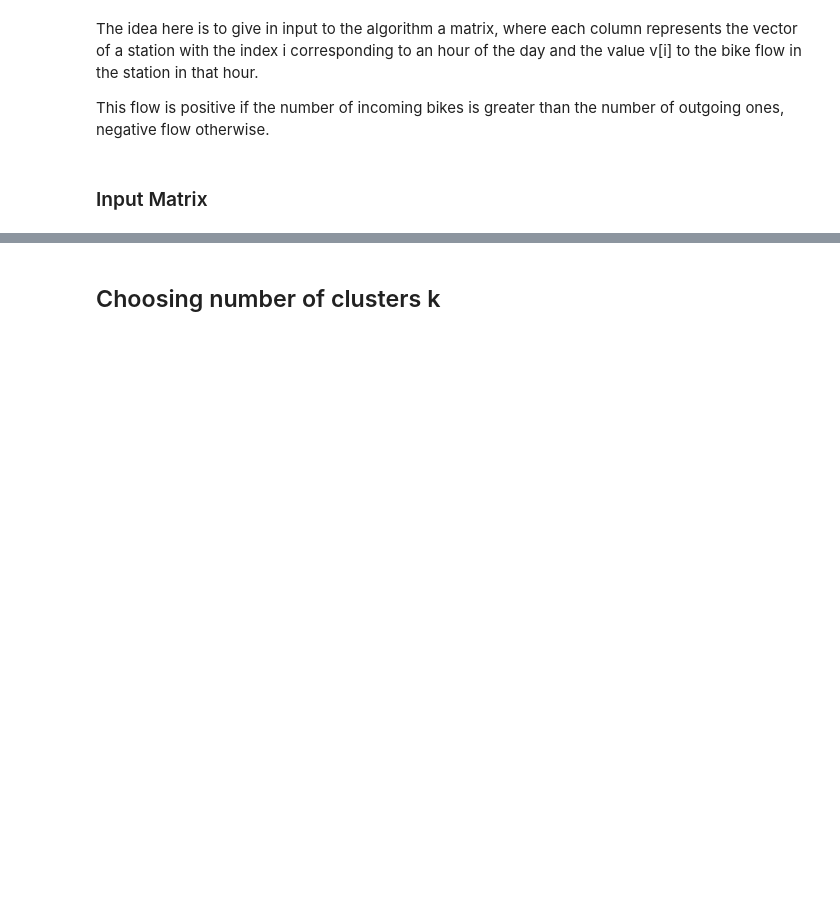
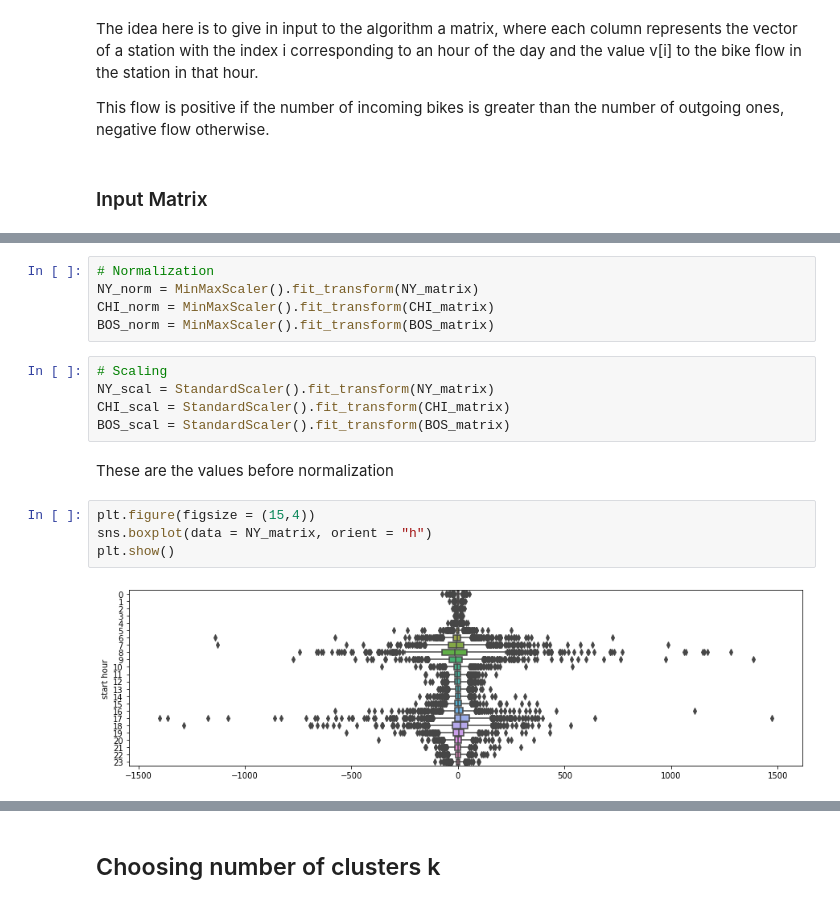
Before and after one commit to tommilotta/Bike-sharing-Analysis, a Jupyter notebook: Clustering.ipynb, the cells around one changed output, grey strips where cells are left out. Saved outputs shown, nothing was run; the diff lists cells and outputs as text; blank space fills up the shorter version.

```diff
--- a/Clustering.ipynb
+++ b/Clustering.ipynb
@@ -103,0 +152,18 @@ display(BOS_matrix)
+# %%
+# Normalization
+NY_norm = MinMaxScaler().fit_transform(NY_matrix)
+CHI_norm = MinMaxScaler().fit_transform(CHI_matrix)
+BOS_norm = MinMaxScaler().fit_transform(BOS_matrix)
+# %%
+# Scaling
+NY_scal = StandardScaler().fit_transform(NY_matrix)
+CHI_scal = StandardScaler().fit_transform(CHI_matrix)
+BOS_scal = StandardScaler().fit_transform(BOS_matrix)
+# %% [markdown]
+These are the values before normalization
+# %%
+plt.figure(figsize = (15,4))
+sns.boxplot(data = NY_matrix, orient = "h")
+plt.show()
+# %% [output]
+[figure, added]
```
Also changed, not shown: parts of 30 cells of this notebook.
